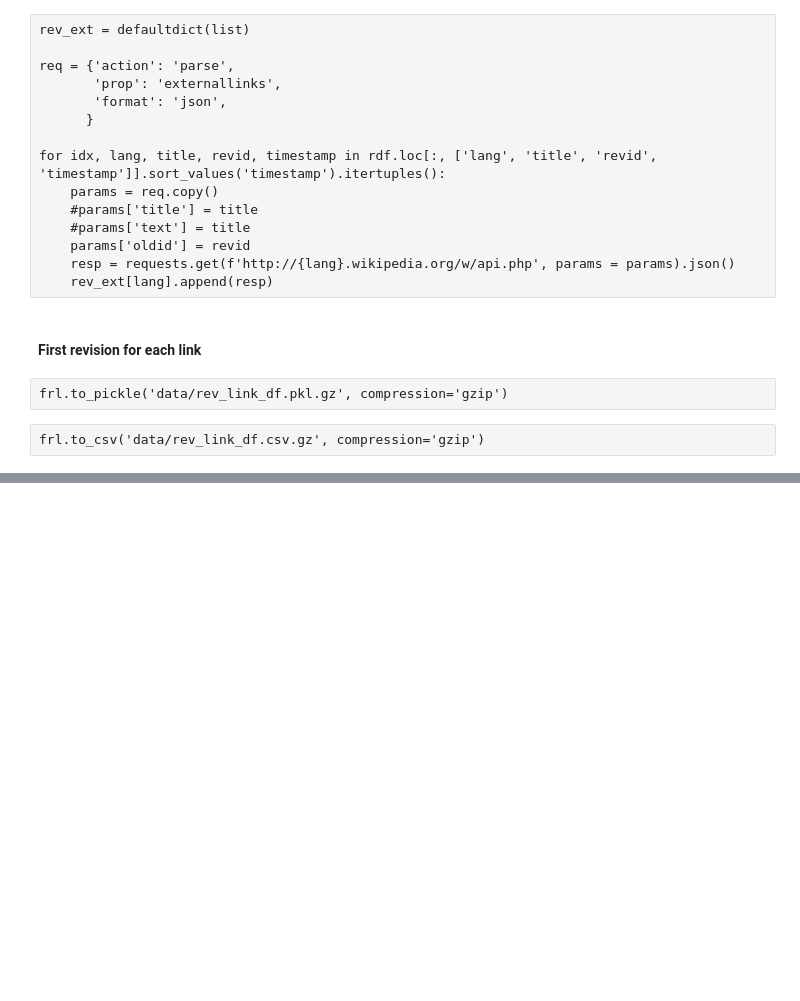
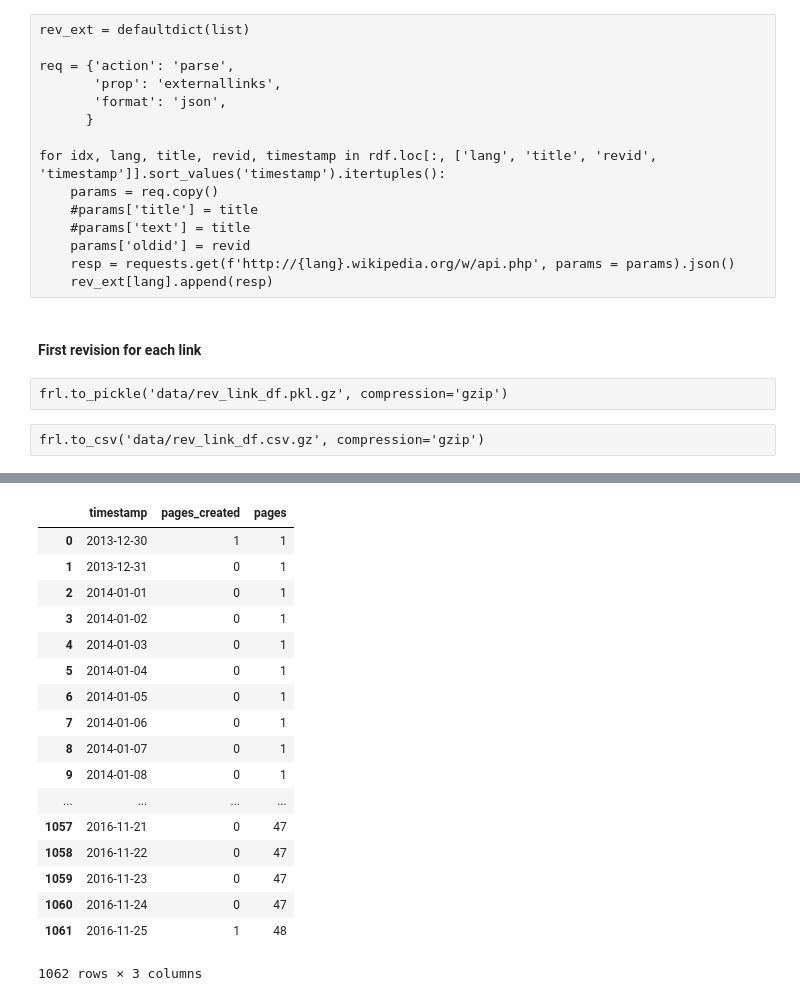
Before and after one commit to cjer/zuk, a Jupyter notebook: zuk_wiki.ipynb, the cells around one changed output, grey strips where cells are left out. Saved outputs shown, nothing was run; the diff lists cells and outputs as text; code cells hidden in the pictures; blank space fills up the shorter version.

```diff
--- a/zuk_wiki.ipynb
+++ b/zuk_wiki.ipynb
@@ -699,0 +720,23 @@ frl.to_csv('data/rev_link_df.csv.gz', compression='gzip')
+# %%
+creation_dates_day = creation_dates.resample('D', on='timestamp').size().reset_index().rename(columns={0:'pages_created'})
+creation_dates_day['pages'] = creation_dates_day.pages_created.cumsum()
+creation_dates_day
+# %% [output]
+|  | timestamp | pages_created | pages |
+| 0 | 2013-12-30 | 1 | 1 |
+| 1 | 2013-12-31 | 0 | 1 |
+| 2 | 2014-01-01 | 0 | 1 |
+| 3 | 2014-01-02 | 0 | 1 |
+| 4 | 2014-01-03 | 0 | 1 |
+| 5 | 2014-01-04 | 0 | 1 |
+| 6 | 2014-01-05 | 0 | 1 |
+| 7 | 2014-01-06 | 0 | 1 |
+| 8 | 2014-01-07 | 0 | 1 |
+| 9 | 2014-01-08 | 0 | 1 |
+| ... | ... | ... | ... |
+| 1057 | 2016-11-21 | 0 | 47 |
+| 1058 | 2016-11-22 | 0 | 47 |
+| 1059 | 2016-11-23 | 0 | 47 |
+| 1060 | 2016-11-24 | 0 | 47 |
+| 1061 | 2016-11-25 | 1 | 48 |
+1062 rows × 3 columns
```
Also changed, not shown: parts of 6 cells of this notebook, 1 other file.
